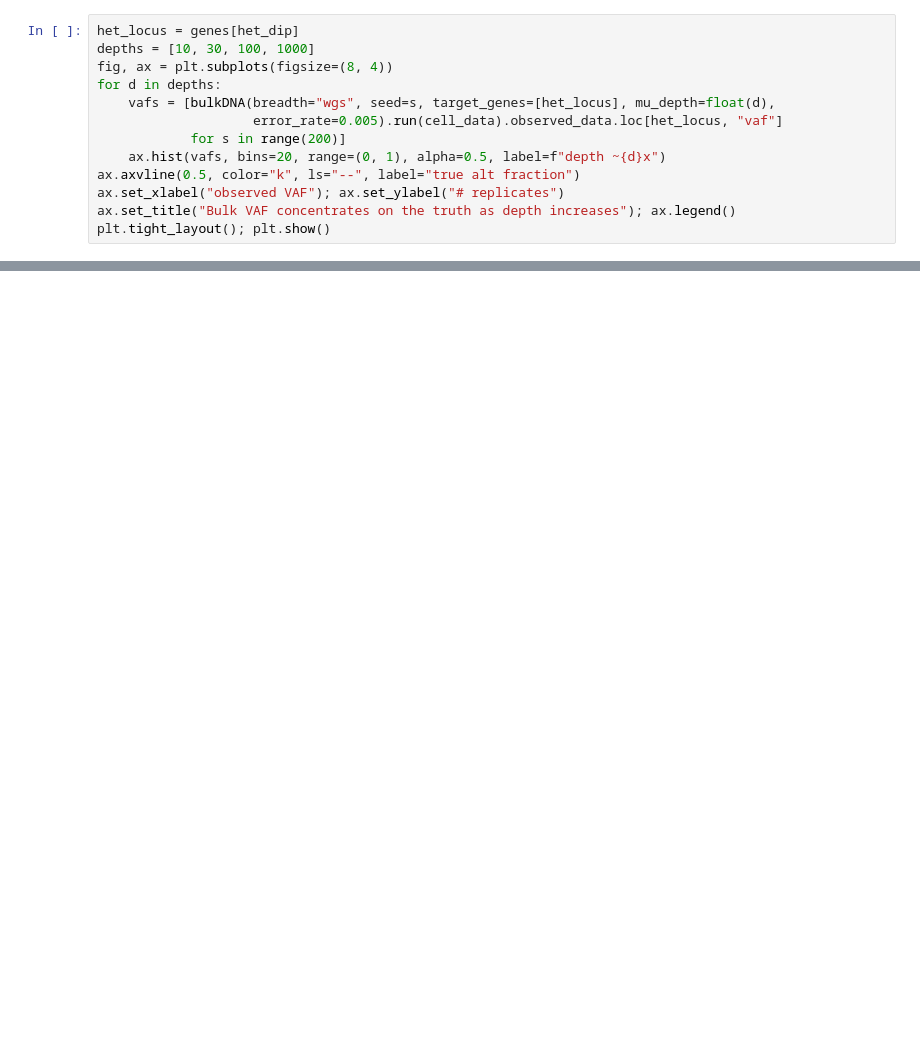
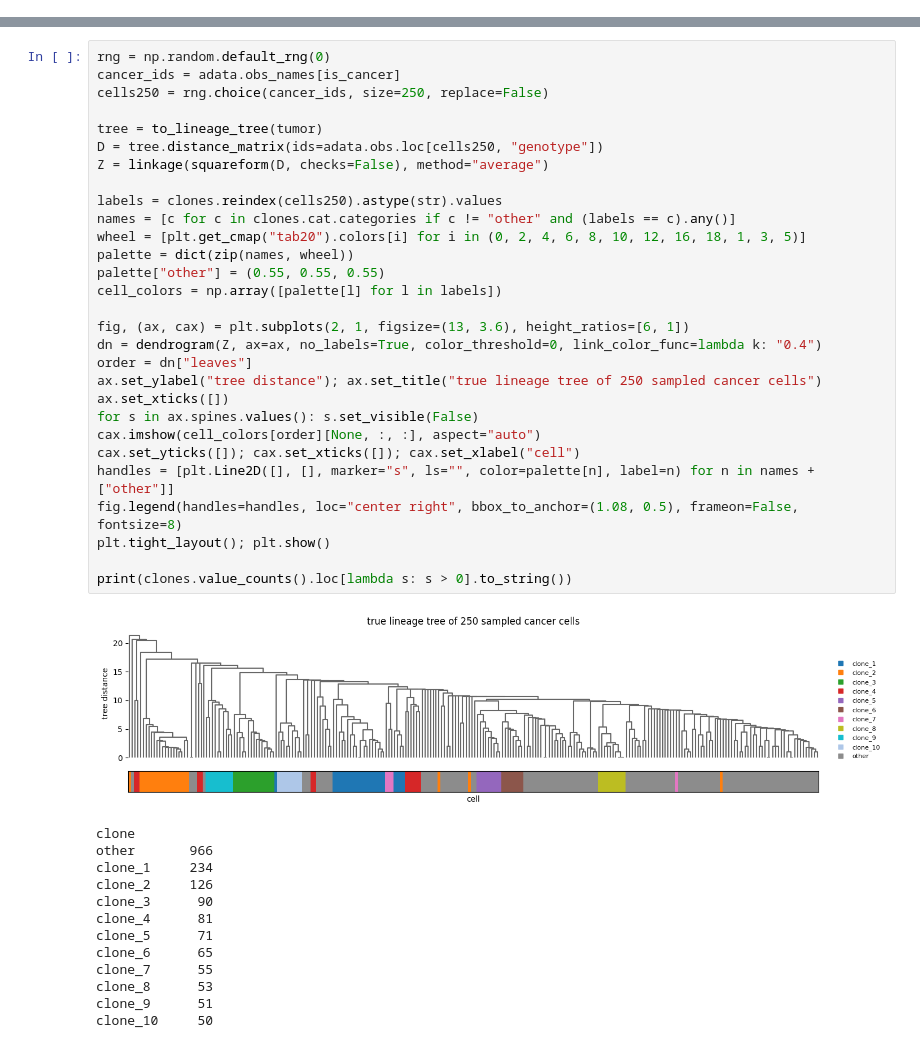
Before and after one commit to pedrofale/iscc, a Jupyter notebook: notebooks/assay_dna.ipynb, the cells around one changed output, grey strips where cells are left out. Saved outputs shown, nothing was run; the diff lists cells and outputs as text; blank space fills up the shorter version.

```diff
--- a/notebooks/assay_dna.ipynb
+++ b/notebooks/assay_dna.ipynb
@@ -190,13 +0,0 @@ tight estimate while shallow WGS is noisy.
-# %%
-het_locus = genes[het_dip]
-depths = [10, 30, 100, 1000]
-fig, ax = plt.subplots(figsize=(8, 4))
-for d in depths:
-    vafs = [bulkDNA(breadth="wgs", seed=s, target_genes=[het_locus], mu_depth=float(d),
-                    error_rate=0.005).run(cell_data).observed_data.loc[het_locus, "vaf"]
-            for s in range(200)]
-    ax.hist(vafs, bins=20, range=(0, 1), alpha=0.5, label=f"depth ~{d}x")
-ax.axvline(0.5, color="k", ls="--", label="true alt fraction")
-ax.set_xlabel("observed VAF"); ax.set_ylabel("# replicates")
-ax.set_title("Bulk VAF concentrates on the truth as depth increases"); ax.legend()
-plt.tight_layout(); plt.show()
@@ -360,0 +116,43 @@ concentration, the GC-curve parameters, and the sequencing `error_rate`.
+# %%
+rng = np.random.default_rng(0)
+cancer_ids = adata.obs_names[is_cancer]
+cells250 = rng.choice(cancer_ids, size=250, replace=False)
+
+tree = to_lineage_tree(tumor)
+D = tree.distance_matrix(ids=adata.obs.loc[cells250, "genotype"])
+Z = linkage(squareform(D, checks=False), method="average")
+
+labels = clones.reindex(cells250).astype(str).values
+names = [c for c in clones.cat.categories if c != "other" and (labels == c).any()]
+wheel = [plt.get_cmap("tab20").colors[i] for i in (0, 2, 4, 6, 8, 10, 12, 16, 18, 1, 3, 5)]
+palette = dict(zip(names, wheel))
+palette["other"] = (0.55, 0.55, 0.55)
+cell_colors = np.array([palette[l] for l in labels])
+
+fig, (ax, cax) = plt.subplots(2, 1, figsize=(13, 3.6), height_ratios=[6, 1])
+dn = dendrogram(Z, ax=ax, no_labels=True, color_threshold=0, link_color_func=lambda k: "0.4")
+order = dn["leaves"]
+ax.set_ylabel("tree distance"); ax.set_title("true lineage tree of 250 sampled cancer cells")
+ax.set_xticks([])
+for s in ax.spines.values(): s.set_visible(False)
+cax.imshow(cell_colors[order][None, :, :], aspect="auto")
+cax.set_yticks([]); cax.set_xticks([]); cax.set_xlabel("cell")
+handles = [plt.Line2D([], [], marker="s", ls="", color=palette[n], label=n) for n in names + ["other"]]
+fig.legend(handles=handles, loc="center right", bbox_to_anchor=(1.08, 0.5), frameon=False, fontsize=8)
+plt.tight_layout(); plt.show()
+
+print(clones.value_counts().loc[lambda s: s > 0].to_string())
+# %% [output]
+[figure, added]
+clone
+other       966
+clone_1     234
+clone_2     126
+clone_3      90
+clone_4      81
+clone_5      71
+clone_6      65
+clone_7      55
+clone_8      53
+clone_9      51
+clone_10     50
```
Also changed, not shown: parts of 69 cells of this notebook, 4 other files.
